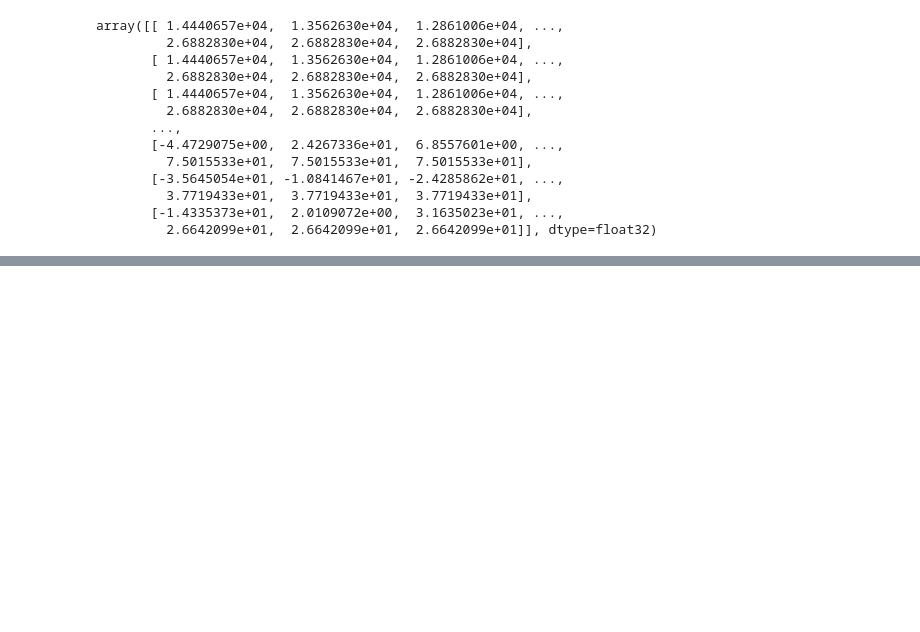
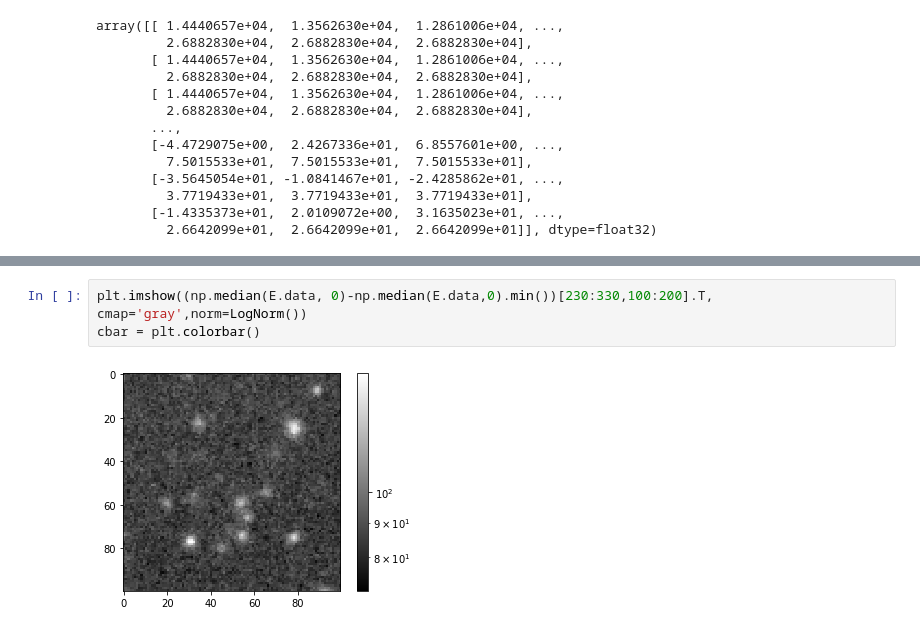
Before and after one commit to matthewjohnpayne/shifty, a Jupyter notebook: notebooks/demo_imagehandler.ipynb, the cells around one changed output, grey strips where cells are left out. Cells and saved outputs as stored; diff of their text form; blank space fills up the shorter version.

```diff
--- a/notebooks/demo_imagehandler.ipynb
+++ b/notebooks/demo_imagehandler.ipynb
@@ -93 +95,6 @@ cbar = plt.colorbar()
+# %%
+plt.imshow((np.median(E.data, 0)-np.median(E.data,0).min())[230:330,100:200].T, cmap='gray',norm=LogNorm())
+cbar = plt.colorbar()
+# %% [output]
+[figure, added]
 # %%
```
Also changed, not shown: parts of 64 cells of this notebook, 1 other file.
